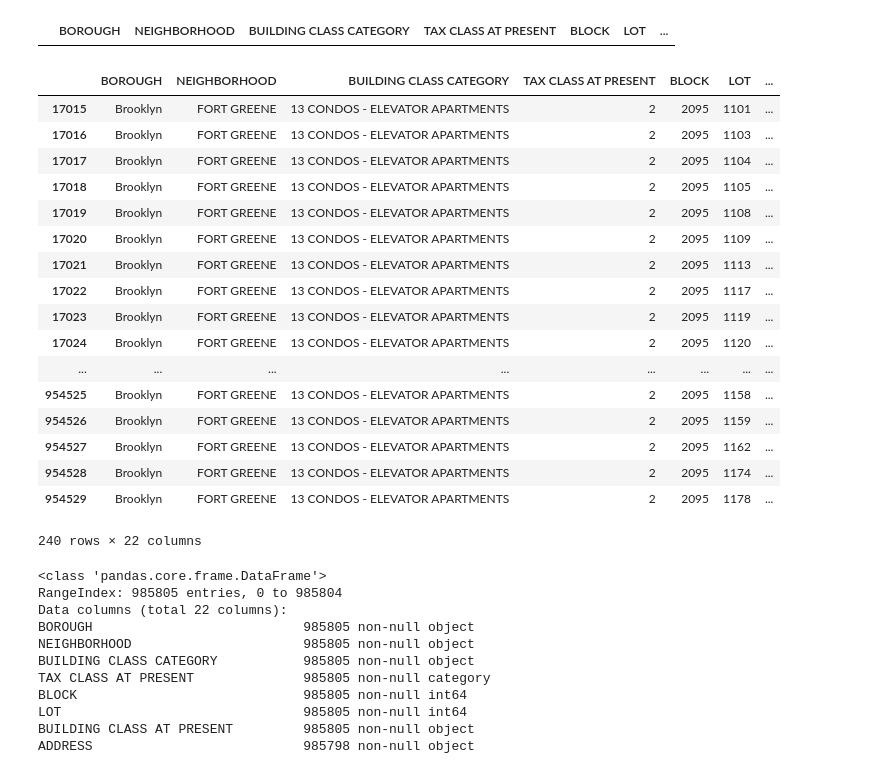
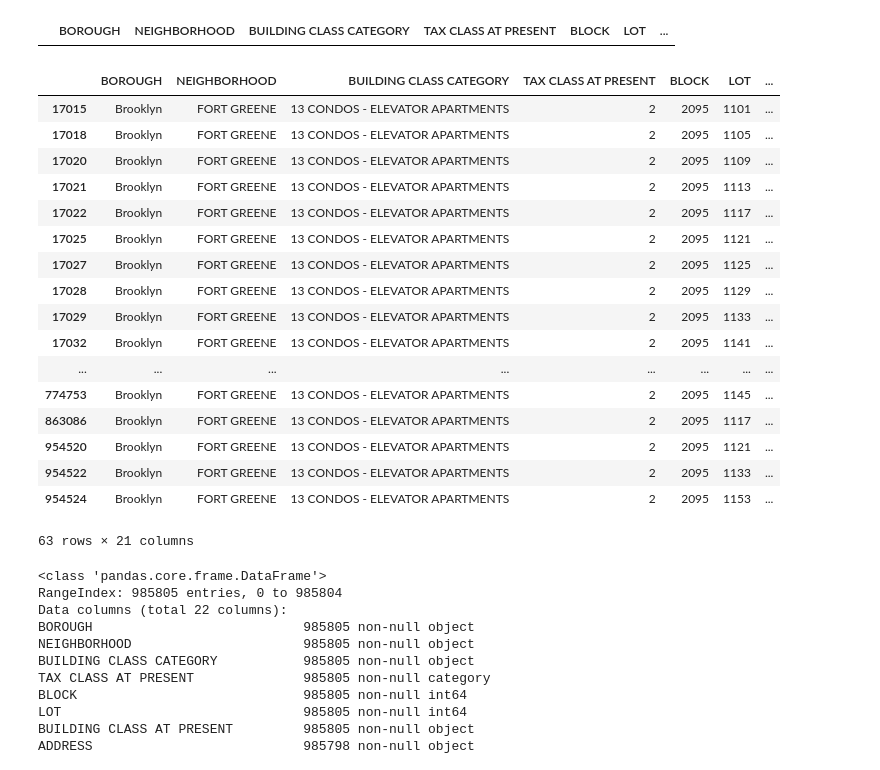
Before and after one commit to Epizana/nychousingsales, a Jupyter notebook: NYC_property_sales/nycproperty_sales_current-multiyeartest_cleaned.ipynb, the cells around one changed output. Saved outputs shown, nothing was run; the diff lists cells and outputs as text; code cells hidden in the pictures.

```diff
--- a/NYC_property_sales/nycproperty_sales_current-multiyeartest_cleaned.ipynb
+++ b/NYC_property_sales/nycproperty_sales_current-multiyeartest_cleaned.ipynb
@@ -359,26 +359,26 @@ price
 # %% [output]
 |  | BOROUGH | NEIGHBORHOOD | BUILDING CLASS CATEGORY | TAX CLASS AT PRESENT | BLOCK | LOT | ... |
 # %%
-combined[(combined['ADDRESS'].str.contains('230 ASHLAND', na = False)) &(combined['ADDRESS'].str.contains('230 ASHLAND', na = False) )]
+combined[(combined['ADDRESS'].str.contains('230 ASHLAND', na = False)) &(combined['APARTMENT NUMBER'].str.contains('A', na = False) )]
 # %% [output]
 |  | BOROUGH | NEIGHBORHOOD | BUILDING CLASS CATEGORY | TAX CLASS AT PRESENT | BLOCK | LOT | ... |
 | 17015 | Brooklyn | FORT GREENE | 13 CONDOS - ELEVATOR APARTMENTS | 2 | 2095 | 1101 | ... |
-| 17016 | Brooklyn | FORT GREENE | 13 CONDOS - ELEVATOR APARTMENTS | 2 | 2095 | 1103 | ... |
-| 17017 | Brooklyn | FORT GREENE | 13 CONDOS - ELEVATOR APARTMENTS | 2 | 2095 | 1104 | ... |
 | 17018 | Brooklyn | FORT GREENE | 13 CONDOS - ELEVATOR APARTMENTS | 2 | 2095 | 1105 | ... |
-| 17019 | Brooklyn | FORT GREENE | 13 CONDOS - ELEVATOR APARTMENTS | 2 | 2095 | 1108 | ... |
 | 17020 | Brooklyn | FORT GREENE | 13 CONDOS - ELEVATOR APARTMENTS | 2 | 2095 | 1109 | ... |
 | 17021 | Brooklyn | FORT GREENE | 13 CONDOS - ELEVATOR APARTMENTS | 2 | 2095 | 1113 | ... |
 | 17022 | Brooklyn | FORT GREENE | 13 CONDOS - ELEVATOR APARTMENTS | 2 | 2095 | 1117 | ... |
-| 17023 | Brooklyn | FORT GREENE | 13 CONDOS - ELEVATOR APARTMENTS | 2 | 2095 | 1119 | ... |
-| 17024 | Brooklyn | FORT GREENE | 13 CONDOS - ELEVATOR APARTMENTS | 2 | 2095 | 1120 | ... |
+| 17025 | Brooklyn | FORT GREENE | 13 CONDOS - ELEVATOR APARTMENTS | 2 | 2095 | 1121 | ... |
+| 17027 | Brooklyn | FORT GREENE | 13 CONDOS - ELEVATOR APARTMENTS | 2 | 2095 | 1125 | ... |
+| 17028 | Brooklyn | FORT GREENE | 13 CONDOS - ELEVATOR APARTMENTS | 2 | 2095 | 1129 | ... |
+| 17029 | Brooklyn | FORT GREENE | 13 CONDOS - ELEVATOR APARTMENTS | 2 | 2095 | 1133 | ... |
+| 17032 | Brooklyn | FORT GREENE | 13 CONDOS - ELEVATOR APARTMENTS | 2 | 2095 | 1141 | ... |
 | ... | ... | ... | ... | ... | ... | ... | ... |
-| 954525 | Brooklyn | FORT GREENE | 13 CONDOS - ELEVATOR APARTMENTS | 2 | 2095 | 1158 | ... |
-| 954526 | Brooklyn | FORT GREENE | 13 CONDOS - ELEVATOR APARTMENTS | 2 | 2095 | 1159 | ... |
-| 954527 | Brooklyn | FORT GREENE | 13 CONDOS - ELEVATOR APARTMENTS | 2 | 2095 | 1162 | ... |
-| 954528 | Brooklyn | FORT GREENE | 13 CONDOS - ELEVATOR APARTMENTS | 2 | 2095 | 1174 | ... |
-| 954529 | Brooklyn | FORT GREENE | 13 CONDOS - ELEVATOR APARTMENTS | 2 | 2095 | 1178 | ... |
+| 774753 | Brooklyn | FORT GREENE | 13 CONDOS - ELEVATOR APARTMENTS | 2 | 2095 | 1145 | ... |
+| 863086 | Brooklyn | FORT GREENE | 13 CONDOS - ELEVATOR APARTMENTS | 2 | 2095 | 1117 | ... |
+| 954520 | Brooklyn | FORT GREENE | 13 CONDOS - ELEVATOR APARTMENTS | 2 | 2095 | 1121 | ... |
+| 954522 | Brooklyn | FORT GREENE | 13 CONDOS - ELEVATOR APARTMENTS | 2 | 2095 | 1133 | ... |
+| 954524 | Brooklyn | FORT GREENE | 13 CONDOS - ELEVATOR APARTMENTS | 2 | 2095 | 1153 | ... |
-240 rows × 22 columns
+63 rows × 21 columns
 # %%
 combined['LAND SQUARE FEET'] = pd.to_numeric(combined['LAND SQUARE FEET'], errors='coerce')
 combined['GROSS SQUARE FEET']= pd.to_numeric(combined['GROSS SQUARE FEET'], errors='coerce')
```
Also changed, not shown: parts of 100 cells of this notebook, 5 other files.
